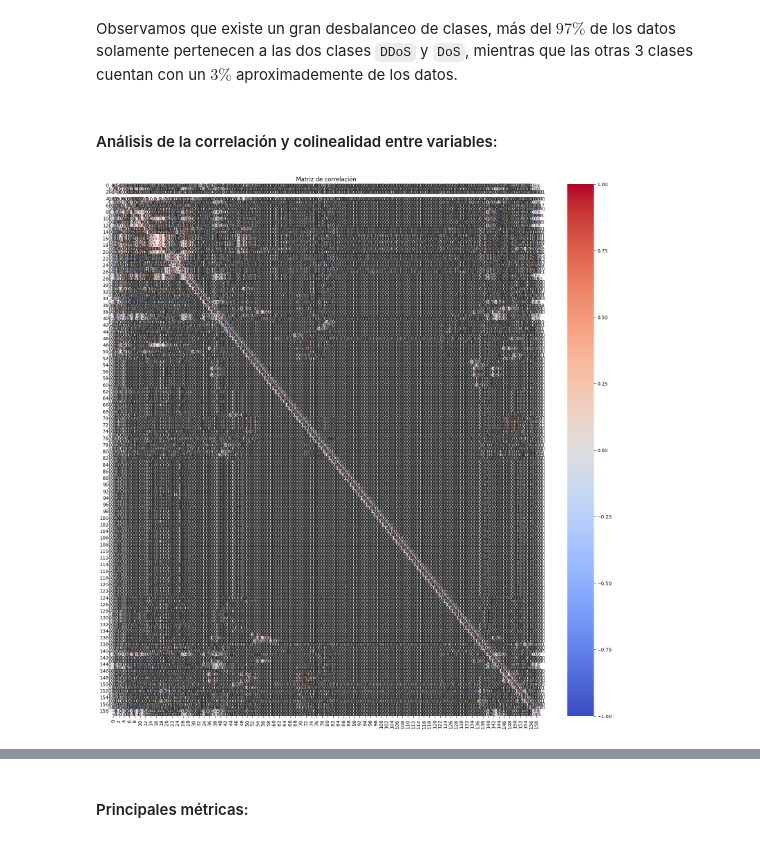
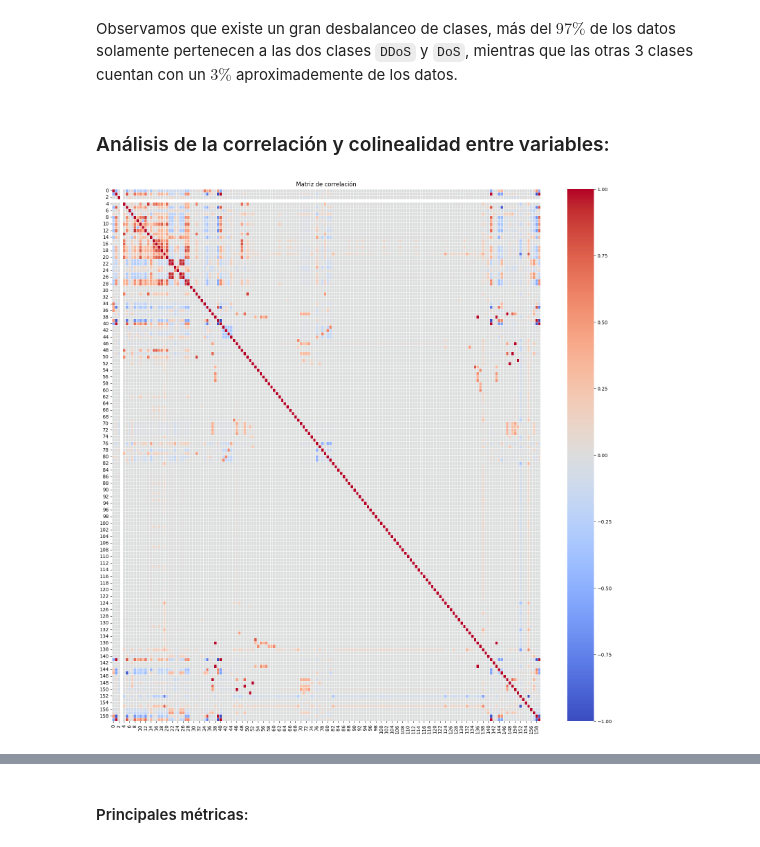
Before and after one commit to PabloDelaFuenteArteaga/autoencoders-ciberseguridad, a Jupyter notebook: notebooks/preprocesado.ipynb, the cells around one changed output, grey strips where cells are left out. Drawn from its saved outputs; the diff is of its cells as text; code cells hidden in the pictures.

```diff
--- a/notebooks/preprocesado.ipynb
+++ b/notebooks/preprocesado.ipynb
@@ -544,24 +603,24 @@ Theft: 0.002%.
 # %% [markdown]
 Observamos que existe un gran desbalanceo de clases, más del $97\%$ de los datos solamente pertenecen a las dos clases `DDoS` y `DoS`, mientras que las otras 3 clases cuentan con un $3\%$ aproximademente de los datos.
 # %% [markdown]
-#### Análisis de la correlación y colinealidad entre variables:
+### Análisis de la correlación y colinealidad entre variables:
 # %%
 import seaborn as sns
 # %%
 matriz_corr = df_X_train.corr(numeric_only=True)
 
 plt.figure(figsize=(20, 20))
 
 sns.heatmap(
     matriz_corr,
-    annot=True,
+    annot=False,
     fmt=".2f",
     cmap="coolwarm",
     linewidths=0.5
 )
 
 plt.title("Matriz de correlación")
 plt.show()
 # %% [output]
-[figure, old version]
+[figure, new version]
 # %% [markdown]
```
Also changed, not shown: parts of 15 cells of this notebook, 1 other file.
